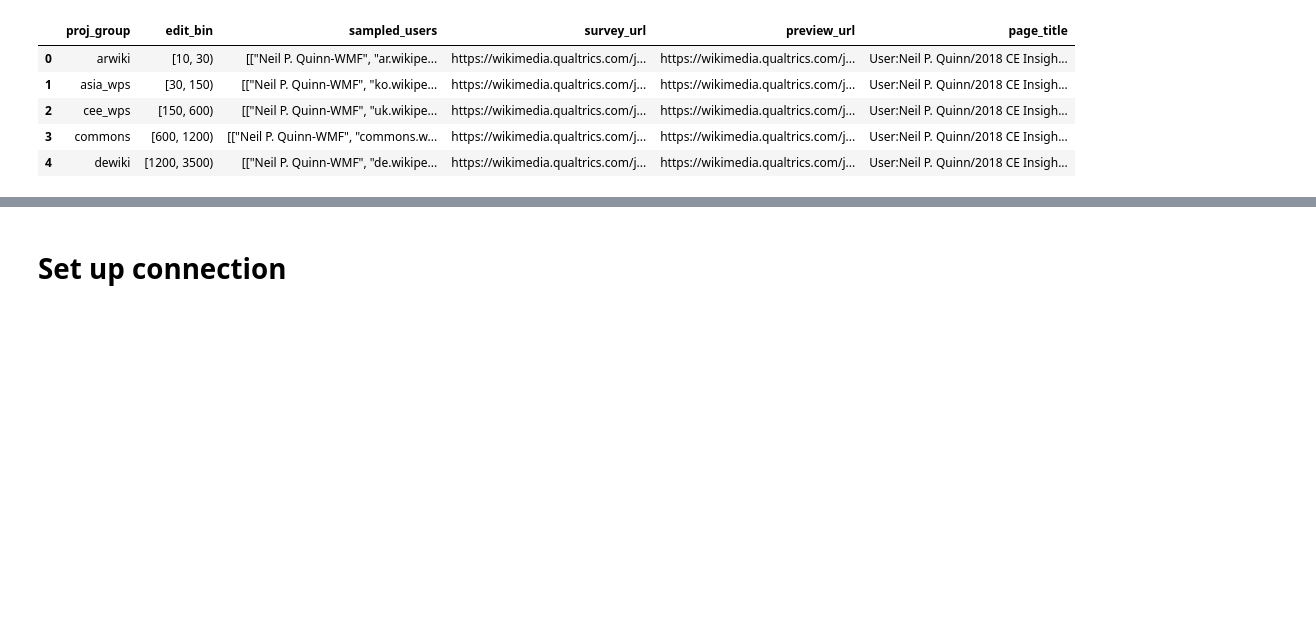
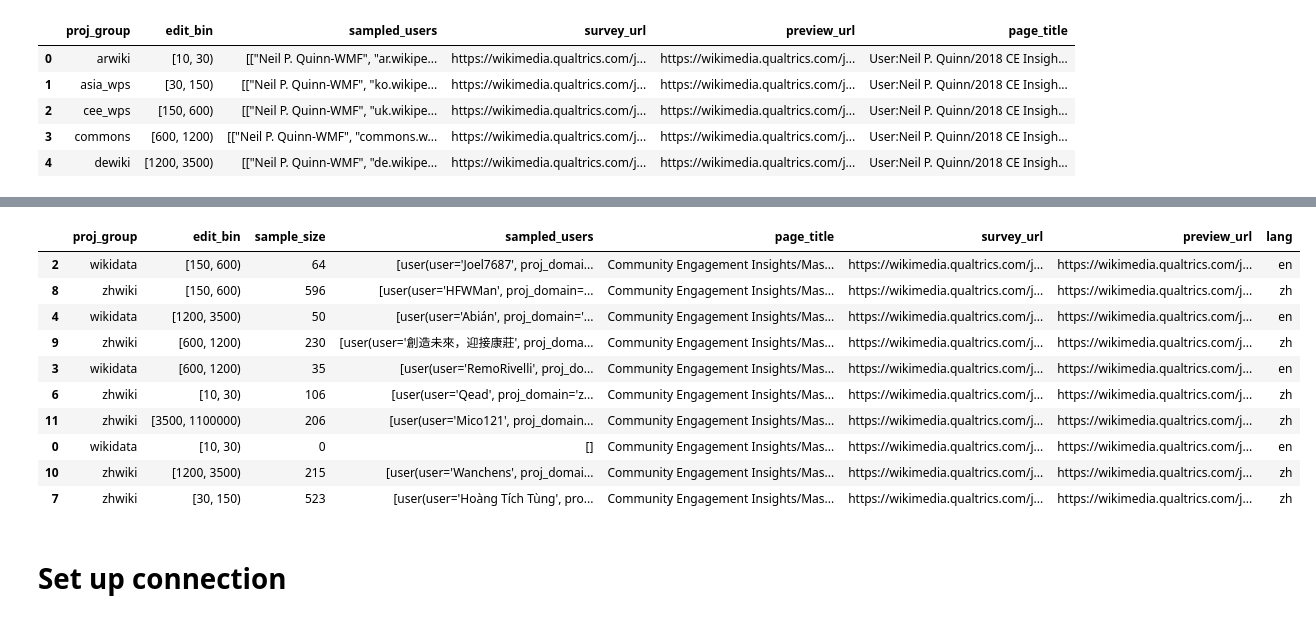
Before and after one commit to wikimedia-research/Community-Insights-sampling, a Jupyter notebook: distribution.ipynb, the cells around one changed output, grey strips where cells are left out. Drawn from its saved outputs; the diff is of its cells as text; code cells hidden in the pictures; blank space fills up the shorter version.

```diff
--- a/distribution.ipynb
+++ b/distribution.ipynb
@@ -60,0 +56,3 @@ test_strata.head()
+# %%
+proj_langs = pd.read_csv("data/raw/project-group-languages.tsv", sep = "\t")
+proj_langs.head()
@@ -61,3 +81,18 @@ test_strata.head()
+# %%
+real_strata = real_strata.merge(proj_langs, how = "left", on = "proj_group")
+real_strata.sample(n = 10)
+# %% [output]
+|  | proj_group | edit_bin | sample_size | sampled_users | page_title | survey_url | preview_url | lang |
+| 2 | wikidata | [150, 600) | 64 | [user(user='Joel7687', proj_domai... | Community Engagement Insights/Mas... | https://wikimedia.qualtrics.com/j... | https://wikimedia.qualtrics.com/j... | en |
+| 8 | zhwiki | [150, 600) | 596 | [user(user='HFWMan', proj_domain=... | Community Engagement Insights/Mas... | https://wikimedia.qualtrics.com/j... | https://wikimedia.qualtrics.com/j... | zh |
+| 4 | wikidata | [1200, 3500) | 50 | [user(user='Abián', proj_domain='... | Community Engagement Insights/Mas... | https://wikimedia.qualtrics.com/j... | https://wikimedia.qualtrics.com/j... | en |
+| 9 | zhwiki | [600, 1200) | 230 | [user(user='創造未來，迎接康莊', proj_doma... | Community Engagement Insights/Mas... | https://wikimedia.qualtrics.com/j... | https://wikimedia.qualtrics.com/j... | zh |
+| 3 | wikidata | [600, 1200) | 35 | [user(user='RemoRivelli', proj_do... | Community Engagement Insights/Mas... | https://wikimedia.qualtrics.com/j... | https://wikimedia.qualtrics.com/j... | en |
+| 6 | zhwiki | [10, 30) | 106 | [user(user='Qead', proj_domain='z... | Community Engagement Insights/Mas... | https://wikimedia.qualtrics.com/j... | https://wikimedia.qualtrics.com/j... | zh |
+| 11 | zhwiki | [3500, 1100000) | 206 | [user(user='Mico121', proj_domain... | Community Engagement Insights/Mas... | https://wikimedia.qualtrics.com/j... | https://wikimedia.qualtrics.com/j... | zh |
+| 0 | wikidata | [10, 30) | 0 | [] | Community Engagement Insights/Mas... | https://wikimedia.qualtrics.com/j... | https://wikimedia.qualtrics.com/j... | en |
+| 10 | zhwiki | [1200, 3500) | 215 | [user(user='Wanchens', proj_domai... | Community Engagement Insights/Mas... | https://wikimedia.qualtrics.com/j... | https://wikimedia.qualtrics.com/j... | zh |
+| 7 | zhwiki | [30, 150) | 523 | [user(user='Hoàng Tích Tùng', pro... | Community Engagement Insights/Mas... | https://wikimedia.qualtrics.com/j... | https://wikimedia.qualtrics.com/j... | zh |
 # %% [markdown]
 # Set up connection
 # %% [markdown]
```
Also changed, not shown: parts of 25 cells of this notebook, 1 other file.
